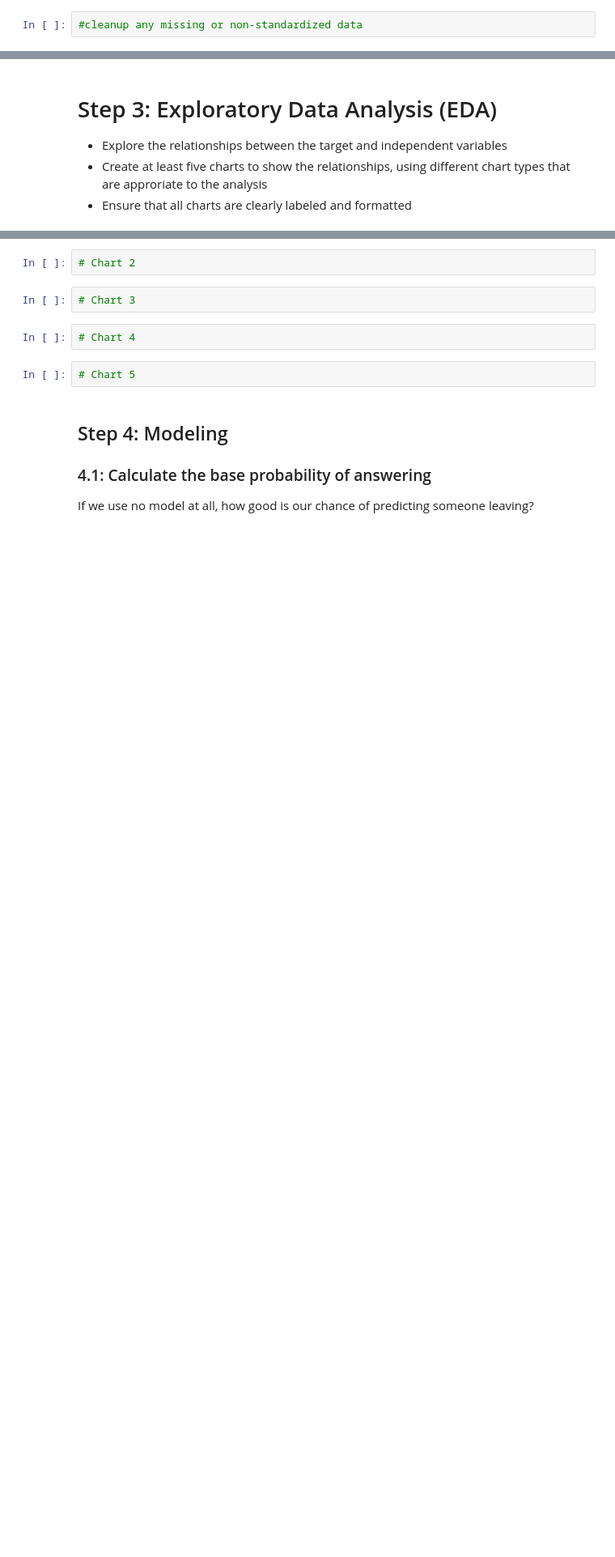
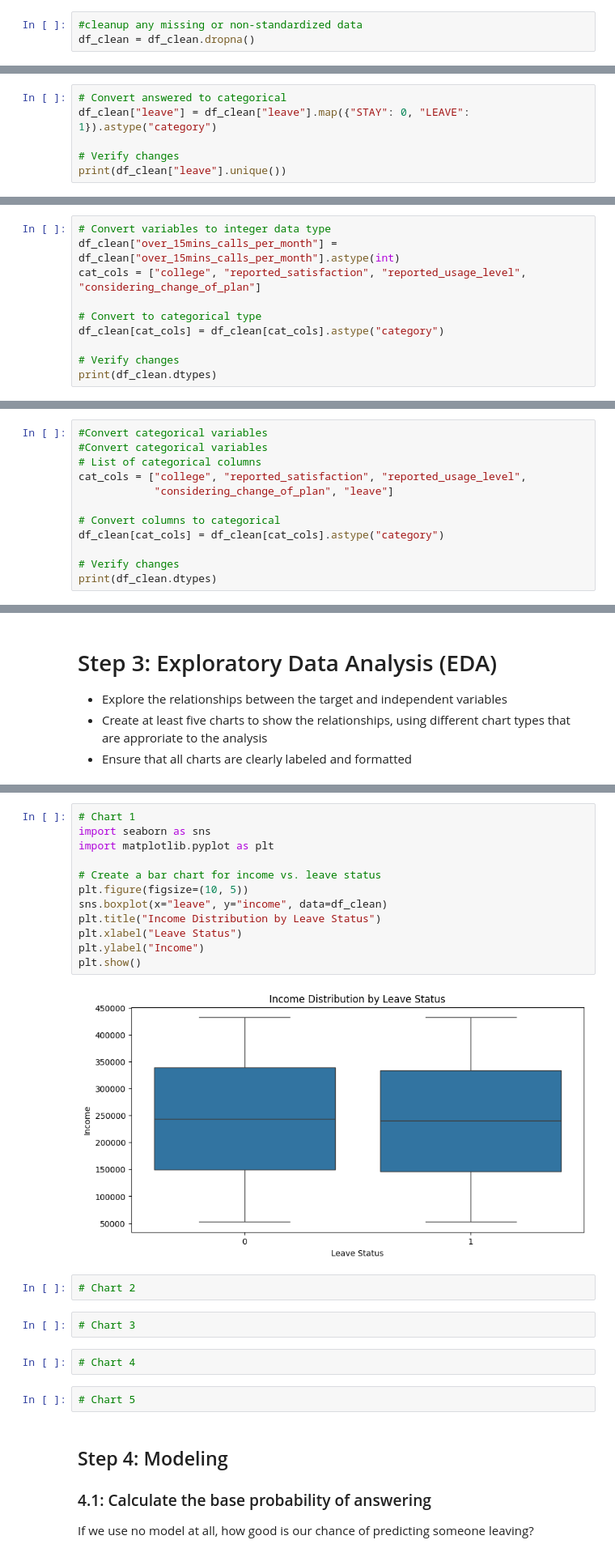
Before and after one commit to ThomasGwright/IS_FINAL_PROJECT, a Jupyter notebook: Assignments/Scripts/advise_invest_template.ipynb, the cells around one changed output, grey strips where cells are left out. Shown: that part at 81% size. Drawn from its saved outputs; the diff is of its cells as text; blank space fills up the shorter version.

```diff
--- a/Assignments/Scripts/advise_invest_template.ipynb
+++ b/Assignments/Scripts/advise_invest_template.ipynb
@@ -80,5 +152,6 @@ HTTPError: HTTP Error 404: Not Found
 # %%
 #cleanup any missing or non-standardized data
+df_clean = df_clean.dropna()
 # %% [markdown]
 ### 2.2: Standardize variables
 
@@ -90,0 +160,6 @@ HTTPError: HTTP Error 404: Not Found
+# %%
+# Convert answered to categorical
+df_clean["leave"] = df_clean["leave"].map({"STAY": 0, "LEAVE": 1}).astype("category")
+
+# Verify changes
+print(df_clean["leave"].unique())
@@ -90,0 +169,10 @@ HTTPError: HTTP Error 404: Not Found
+# %%
+# Convert variables to integer data type
+df_clean["over_15mins_calls_per_month"] = df_clean["over_15mins_calls_per_month"].astype(int)
+cat_cols = ["college", "reported_satisfaction", "reported_usage_level", "considering_change_of_plan"]
+
+# Convert to categorical type
+df_clean[cat_cols] = df_clean[cat_cols].astype("category")
+
+# Verify changes
+print(df_clean.dtypes)
@@ -96,0 +199,12 @@ HTTPError: HTTP Error 404: Not Found
+# %%
+#Convert categorical variables
+#Convert categorical variables
+# List of categorical columns
+cat_cols = ["college", "reported_satisfaction", "reported_usage_level",
+            "considering_change_of_plan", "leave"]
+
+# Convert columns to categorical
+df_clean[cat_cols] = df_clean[cat_cols].astype("category")
+
+# Verify changes
+print(df_clean.dtypes)
@@ -104,3 +232,17 @@ HTTPError: HTTP Error 404: Not Found
+# %%
+# Chart 1
+import seaborn as sns
+import matplotlib.pyplot as plt
+
+# Create a bar chart for income vs. leave status
+plt.figure(figsize=(10, 5))
+sns.boxplot(x="leave", y="income", data=df_clean)
+plt.title("Income Distribution by Leave Status")
+plt.xlabel("Leave Status")
+plt.ylabel("Income")
+plt.show()
+# %% [output]
+[figure, added]
 # %%
 # Chart 2
 # %%
```
Also changed, not shown: parts of 14 cells of this notebook.
